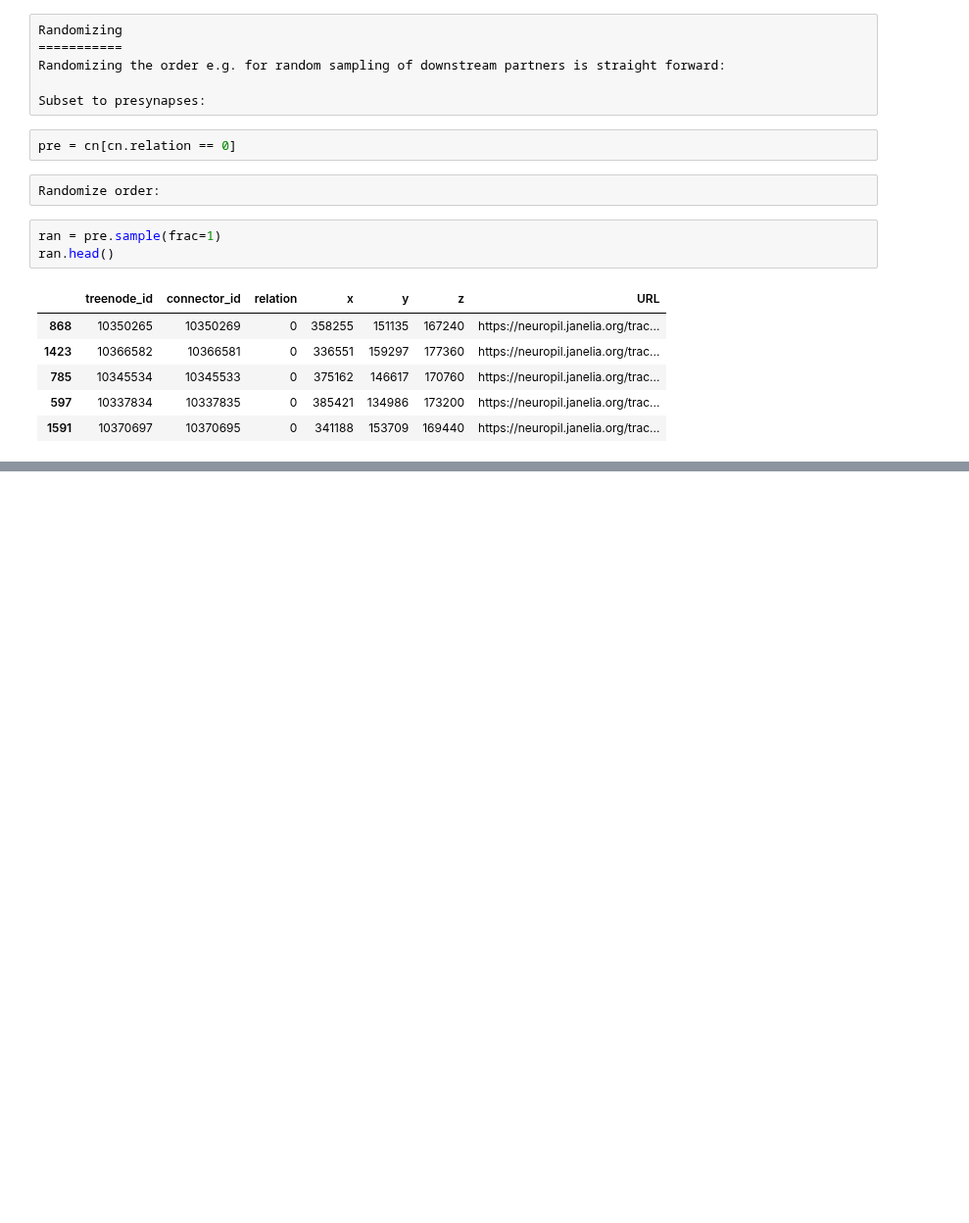
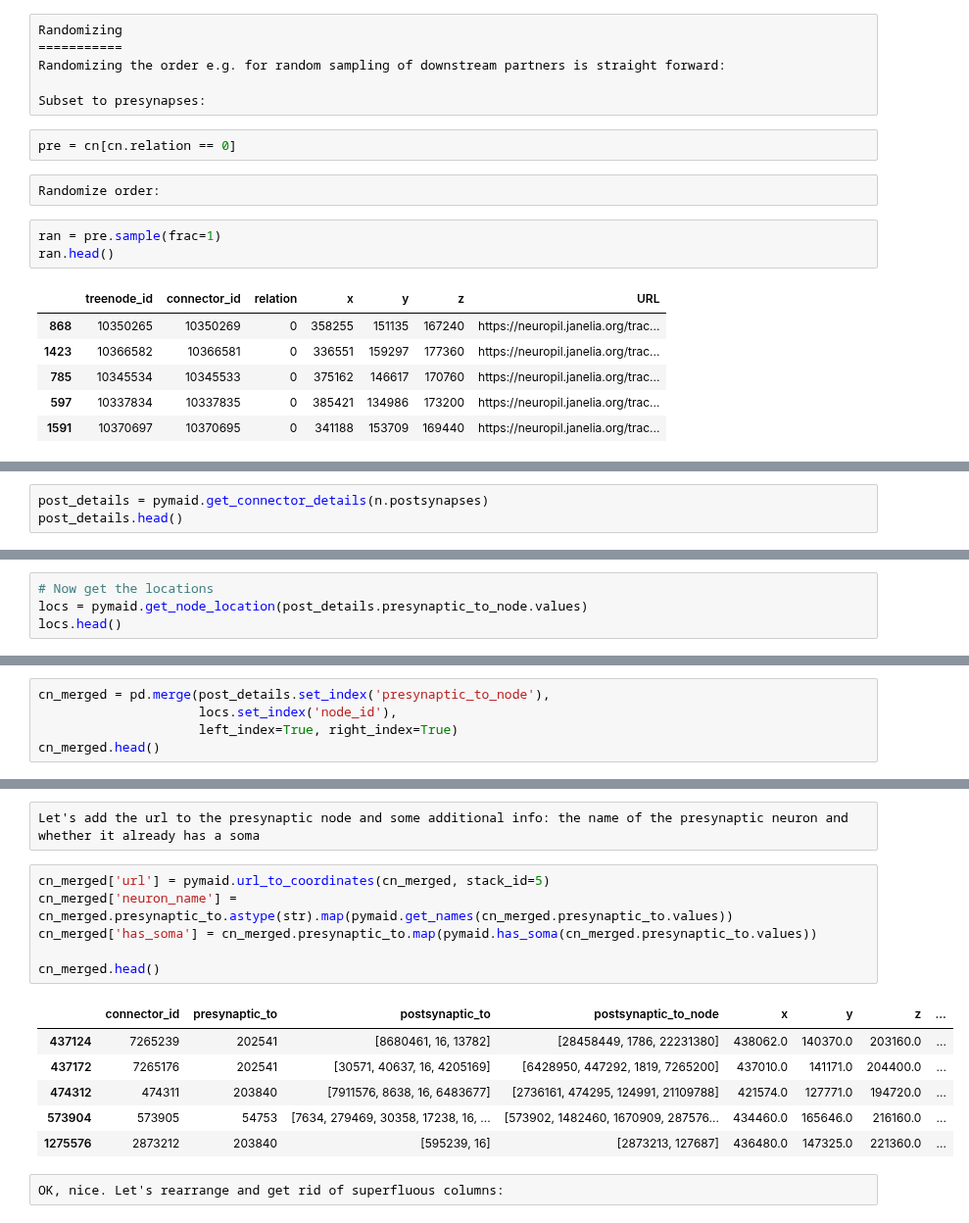
Before and after one commit to navis-org/pymaid, a Jupyter notebook: docs/source/generate_urls.ipynb, the cells around one changed output, grey strips where cells are left out. Shown at 98% size. Saved outputs shown, nothing was run; the diff lists cells and outputs as text; blank space fills up the shorter version.

```diff
--- a/docs/source/generate_urls.ipynb
+++ b/docs/source/generate_urls.ipynb
@@ -62,0 +71,3 @@ ran.head()
+# %%
+post_details = pymaid.get_connector_details(n.postsynapses)
+post_details.head()
@@ -62,0 +91,4 @@ ran.head()
+# %%
+# Now get the locations
+locs = pymaid.get_node_location(post_details.presynaptic_to_node.values)
+locs.head()
@@ -62,0 +104,5 @@ ran.head()
+# %%
+cn_merged = pd.merge(post_details.set_index('presynaptic_to_node'),
+                     locs.set_index('node_id'),
+                     left_index=True, right_index=True)
+cn_merged.head()
@@ -62,0 +116,17 @@ ran.head()
+# %% [raw]
+Let's add the url to the presynaptic node and some additional info: the name of the presynaptic neuron and whether it already has a soma
+# %%
+cn_merged['url'] = pymaid.url_to_coordinates(cn_merged, stack_id=5)
+cn_merged['neuron_name'] = cn_merged.presynaptic_to.astype(str).map(pymaid.get_names(cn_merged.presynaptic_to.values))
+cn_merged['has_soma'] = cn_merged.presynaptic_to.map(pymaid.has_soma(cn_merged.presynaptic_to.values))
+
+cn_merged.head()
+# %% [output]
+|  | connector_id | presynaptic_to | postsynaptic_to | postsynaptic_to_node | x | y | z | ... |
+| 437124 | 7265239 | 202541 | [8680461, 16, 13782] | [28458449, 1786, 22231380] | 438062.0 | 140370.0 | 203160.0 | ... |
+| 437172 | 7265176 | 202541 | [30571, 40637, 16, 4205169] | [6428950, 447292, 1819, 7265200] | 437010.0 | 141171.0 | 204400.0 | ... |
+| 474312 | 474311 | 203840 | [7911576, 8638, 16, 6483677] | [2736161, 474295, 124991, 21109788] | 421574.0 | 127771.0 | 194720.0 | ... |
+| 573904 | 573905 | 54753 | [7634, 279469, 30358, 17238, 16, ... | [573902, 1482460, 1670909, 287576... | 434460.0 | 165646.0 | 216160.0 | ... |
+| 1275576 | 2873212 | 203840 | [595239, 16] | [2873213, 127687] | 436480.0 | 147325.0 | 221360.0 | ... |
+# %% [raw]
+OK, nice. Let's rearrange and get rid of superfluous columns:
```
Also changed, not shown: parts of 16 cells of this notebook.
